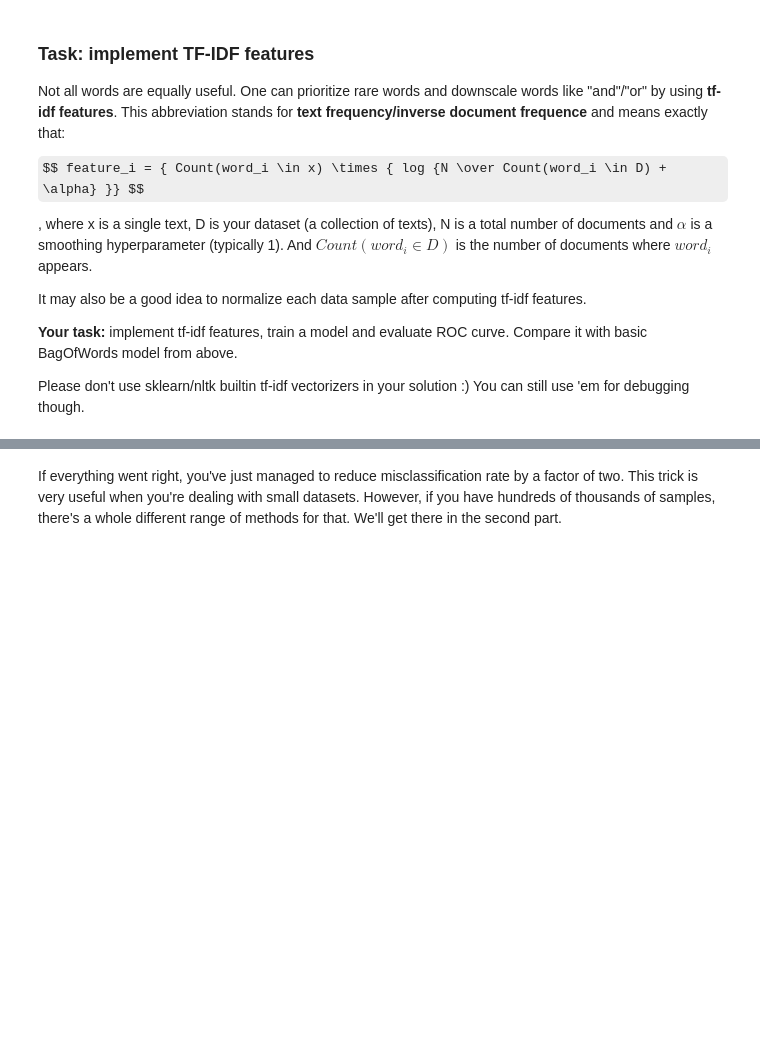
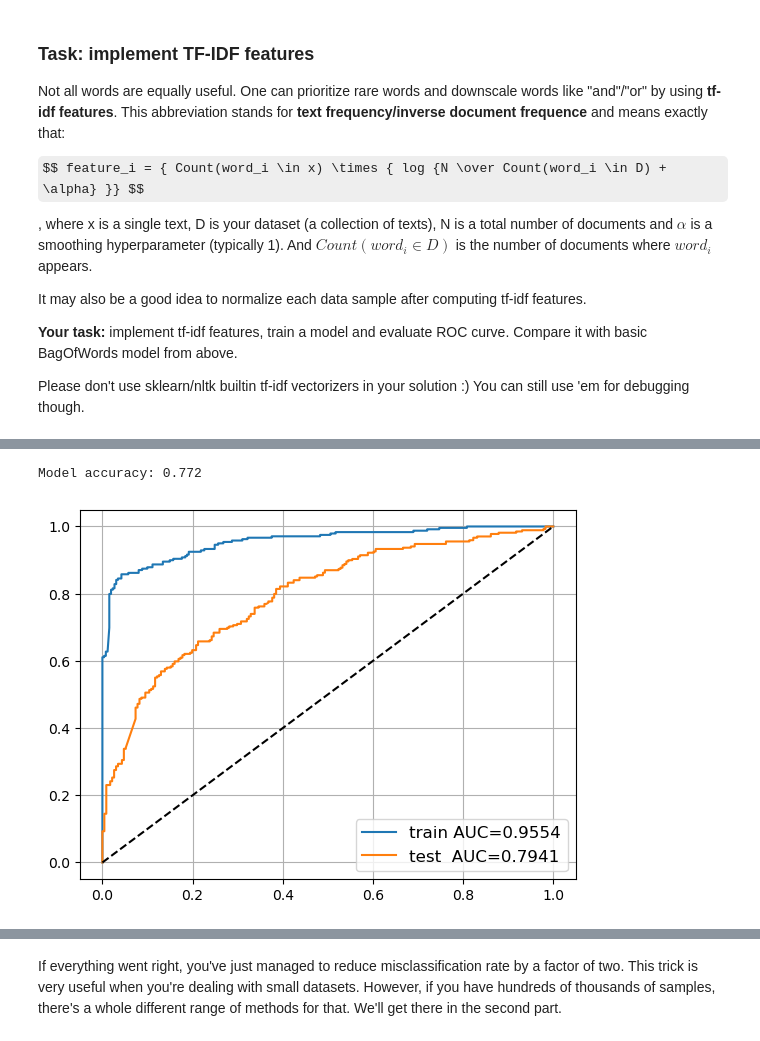
Before and after one commit to taot/yandex_nlp_course, a Jupyter notebook: week02_classification/homework_part1.ipynb, the cells around one changed output, grey strips where cells are left out. Saved outputs shown, nothing was run; the diff lists cells and outputs as text; code cells hidden in the pictures; some formulas as TeX source; blank space fills up the shorter version.

```diff
--- a/week02_classification/homework_part1.ipynb
+++ b/week02_classification/homework_part1.ipynb
@@ -296,0 +382,23 @@ Please don't use sklearn/nltk builtin tf-idf vectorizers in your solution :) You
+# %%
+n_docs = X_bow.shape[0]
+# print(n_docs)
+word_in_doc_counts = np.copy(X_bow)
+word_in_doc_counts[word_in_doc_counts > 0] = 1
+
+# print(word_in_doc_counts.sum(axis=0))
+
+idf = np.log(n_docs / (word_in_doc_counts.sum(axis=0) + 1))
+# print(idf)
+# print(idf.shape)
+# idfs = np.stack([idf] * n_docs)
+# idfs =
+
+tf = np.copy(X_bow)
+
+tf_idf = tf * idf[np.newaxis]
+norms = np.linalg.norm(tf_idf, axis=1)
+print(norms.shape)
+normalized_tfidf = tf_idf / norms[:, np.newaxis]
+np.linalg.norm(normalized_tfidf, axis=1)
+# print(tf_idf / np.linalg.norm(tf_idf, axis=1)] * vocab_size))
+# print(tf_idf)
@@ -296,0 +470,2 @@ Please don't use sklearn/nltk builtin tf-idf vectorizers in your solution :) You
+# %%
+X_train_tfidf, X_test_tfidf, y_train, y_test = train_test_split(X_tfidf, target, test_size=0.5, random_state=42)
@@ -297 +474,21 @@ Please don't use sklearn/nltk builtin tf-idf vectorizers in your solution :) You
+# %%
+from sklearn.metrics import roc_auc_score, roc_curve
+
+for name, X, y, model in [
+    ('train', X_train_tfidf, y_train, tfidf_model),
+    ('test ', X_test_tfidf, y_test, tfidf_model)
+]:
+    proba = model.predict_proba(X)[:, 1]
+    auc = roc_auc_score(y, proba)
+    plt.plot(*roc_curve(y, proba)[:2], label='%s AUC=%.4f' % (name, auc))
+
+plt.plot([0, 1], [0, 1], '--', color='black',)
+plt.legend(fontsize='large')
+plt.grid()
+
+test_accuracy = np.mean(bow_model.predict(X_test_bow) == y_test)
+print(f"Model accuracy: {test_accuracy:.3f}")
+# %% [output]
+Model accuracy: 0.772
+[figure, added]
 # %% [markdown]
```
Also changed, not shown: parts of 22 cells of this notebook, 2 other files.
